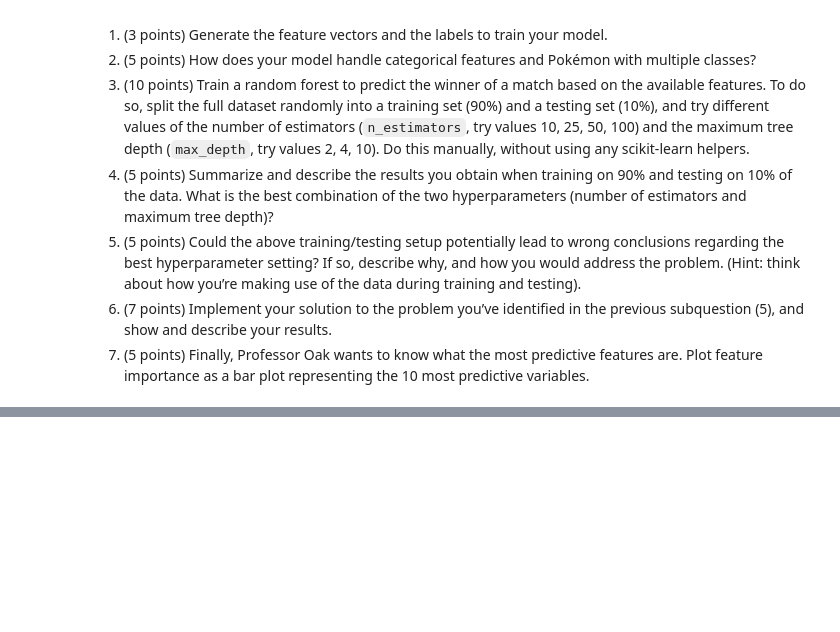
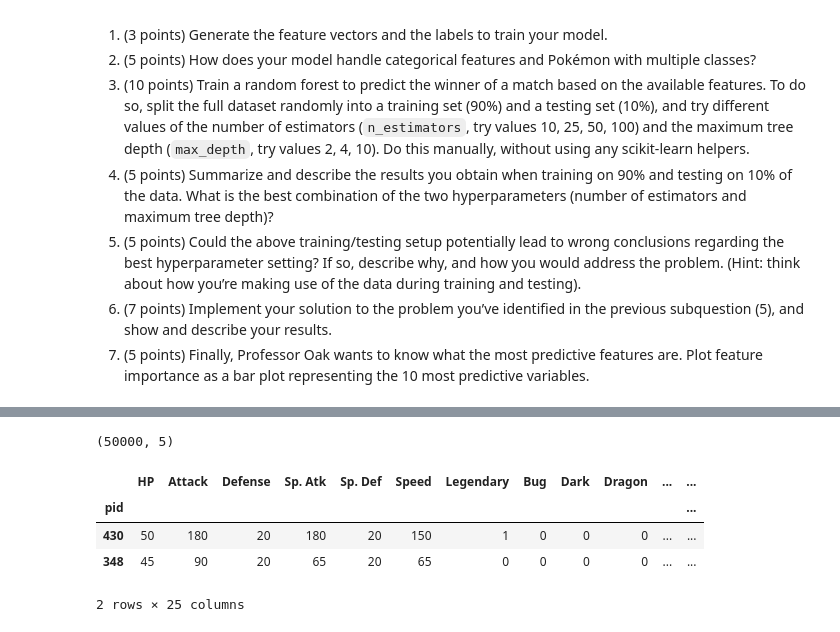
Before and after one commit to vonalven/applied-data-analysis-exam-training, a Jupyter notebook: 2017/notebook.ipynb, the cells around one changed output, grey strips where cells are left out. Drawn from its saved outputs; the diff is of its cells as text; code cells hidden in the pictures; blank space fills up the shorter version.

```diff
--- a/2017/notebook.ipynb
+++ b/2017/notebook.ipynb
@@ -154,0 +175,23 @@ Now that you know what your data looks like, you are ready to implement the pred
+# %%
+print(df_combats.shape)
+# %% [output]
+(50000, 5)
+# %%
+df_single_pokemon_features = df_pokemon.copy().drop(['att_def_ratio', 'Name'], axis = 1)
+# convert classes into one-hot-label
+df_single_pokemon_features = pd.get_dummies(df_single_pokemon_features, columns = ['Class 1', 'Class 2'], prefix = '', prefix_sep = '')
+# remove duplicated columns
+df_single_pokemon_features = df_single_pokemon_features.loc[:, ~df_single_pokemon_features.columns.duplicated()]
+# map true/false of Legendary to 1/0
+map_dict = {True : 1, False : 0}
+df_single_pokemon_features.Legendary = df_single_pokemon_features.Legendary.map(map_dict)
+# set pid as index for merging
+df_single_pokemon_features = df_single_pokemon_features.set_index('pid')
+
+display(df_single_pokemon_features.head(2))
+# %% [output]
+|  | HP | Attack | Defense | Sp. Atk | Sp. Def | Speed | Legendary | Bug | Dark | Dragon | ... | ... |
+| pid |  |  |  |  |  |  |  |  |  |  |  | ... |
+| 430 | 50 | 180 | 20 | 180 | 20 | 150 | 1 | 0 | 0 | 0 | ... | ... |
+| 348 | 45 | 90 | 20 | 65 | 20 | 65 | 0 | 0 | 0 | 0 | ... | ... |
+2 rows × 25 columns
```
Also changed, not shown: parts of 12 cells of this notebook.
